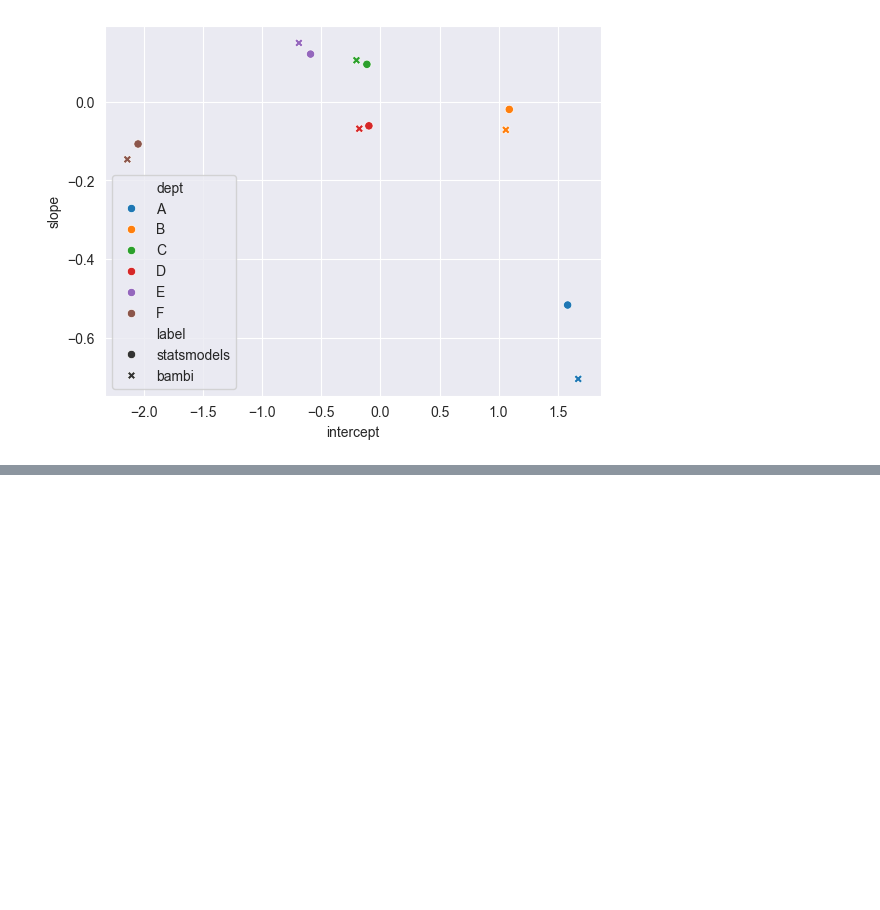
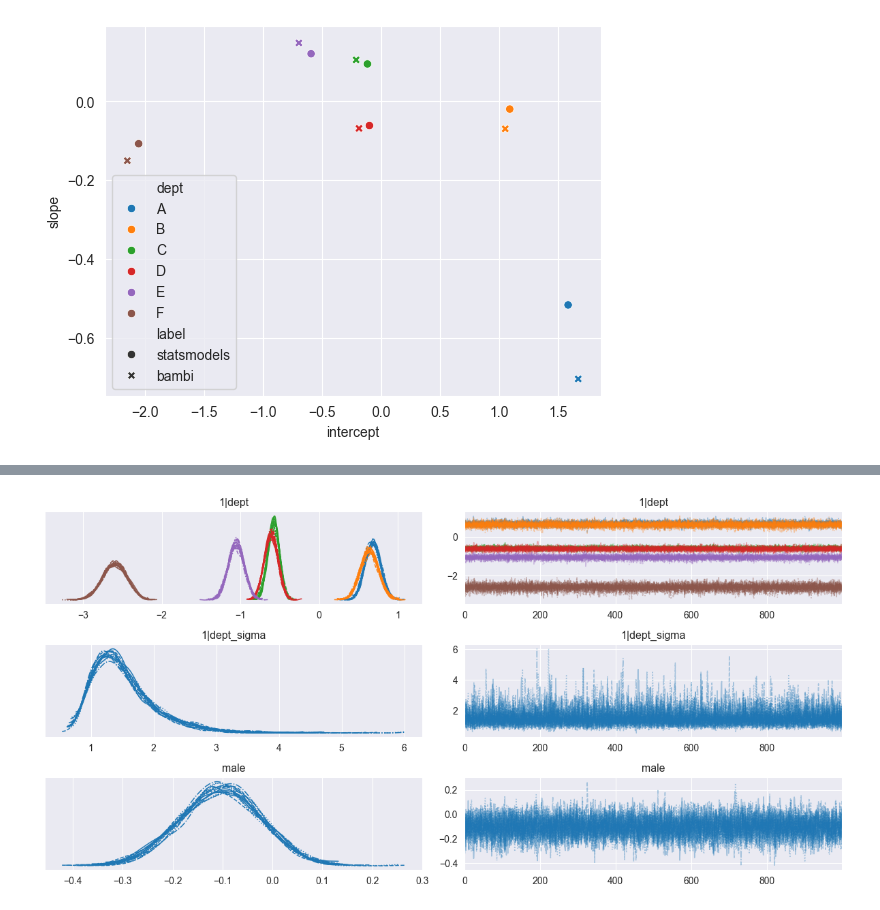
Before and after one commit to mattmcd/PyBayes, a Jupyter notebook: scripts/journal_20250527_mixedlm.ipynb, the cells around one changed output, grey strips where cells are left out. Drawn from its saved outputs; the diff is of its cells as text; code cells hidden in the pictures; blank space fills up the shorter version.

```diff
--- a/scripts/journal_20250527_mixedlm.ipynb
+++ b/scripts/journal_20250527_mixedlm.ipynb
@@ -281,0 +300,4 @@ _ = sns.scatterplot(df_p_both, x='intercept', y='slope', hue='dept', style='labe
+# %%
+model_b3 = bmb.Model(
+    "p(admit, applications) ~ 0 + (1|dept) + male",
+    df.assign(common=1), family="binomial", noncentered=False)
@@ -281,0 +323,7 @@ _ = sns.scatterplot(df_p_both, x='intercept', y='slope', hue='dept', style='labe
+# %%
+idata_b3 = model_b3.fit(nuts_sampler='blackjax', chains=n_devices, progressbar=False, target_accept=0.95)
+# %%
+az.plot_trace(idata_b3)
+plt.tight_layout()
+# %% [output]
+[figure, added]
```
Also changed, not shown: parts of 10 cells of this notebook, 5 other files.
